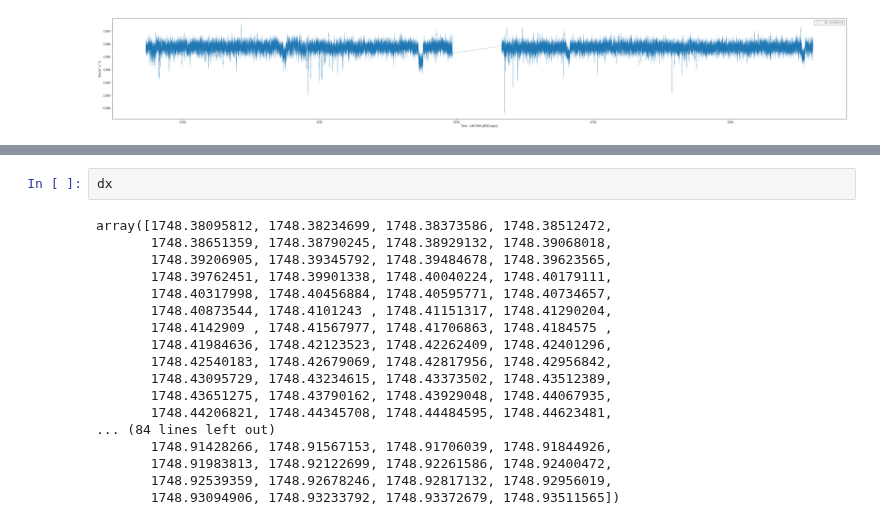
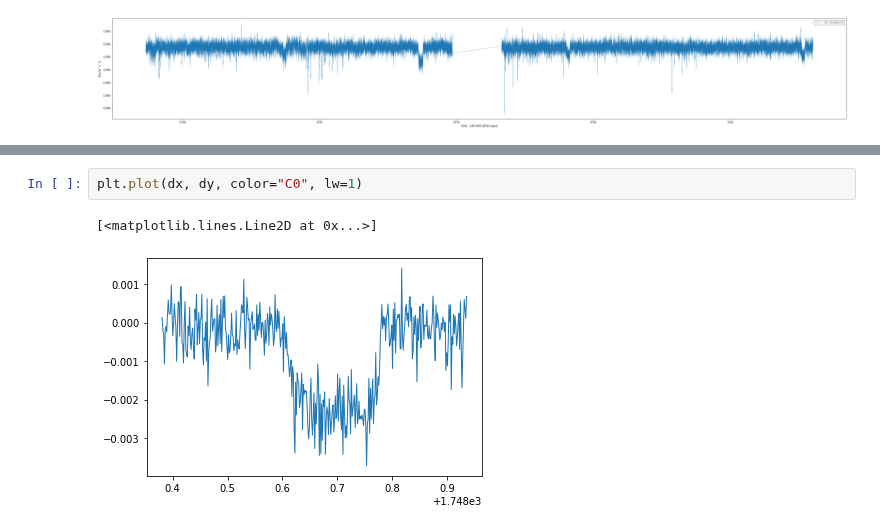
Before and after one commit to hughesymendes/TIC-27491137, a Jupyter notebook: dip2_sample.ipynb, the cells around one changed output, grey strips where cells are left out. Cells and saved outputs as stored; diff of their text form.

```diff
--- a/dip2_sample.ipynb
+++ b/dip2_sample.ipynb
@@ -121,23 +117,8 @@ dy_err = np.append( np.array( [], dtype="float64" ), dip.flux_err )
-# %%
-dx
-# %% [output]
-array([1748.38095812, 1748.38234699, 1748.38373586, 1748.38512472,
-       1748.38651359, 1748.38790245, 1748.38929132, 1748.39068018,
-       1748.39206905, 1748.39345792, 1748.39484678, 1748.39623565,
-       1748.39762451, 1748.39901338, 1748.40040224, 1748.40179111,
-       1748.40317998, 1748.40456884, 1748.40595771, 1748.40734657,
-       1748.40873544, 1748.4101243 , 1748.41151317, 1748.41290204,
-       1748.4142909 , 1748.41567977, 1748.41706863, 1748.4184575 ,
-       1748.41984636, 1748.42123523, 1748.42262409, 1748.42401296,
-       1748.42540183, 1748.42679069, 1748.42817956, 1748.42956842,
-       1748.43095729, 1748.43234615, 1748.43373502, 1748.43512389,
-       1748.43651275, 1748.43790162, 1748.43929048, 1748.44067935,
-       1748.44206821, 1748.44345708, 1748.44484595, 1748.44623481,
-... (84 lines left out)
-       1748.91428266, 1748.91567153, 1748.91706039, 1748.91844926,
-       1748.91983813, 1748.92122699, 1748.92261586, 1748.92400472,
-       1748.92539359, 1748.92678246, 1748.92817132, 1748.92956019,
-       1748.93094906, 1748.93233792, 1748.93372679, 1748.93511565])
+# %%
+plt.plot(dx, dy, color="C0", lw=1)
+# %% [output]
+[<matplotlib.lines.Line2D at 0x...>]
+[figure, added]
 # %%
 import numpy as np
 import exoplanet as xo
```
Also changed, not shown: parts of 10 cells of this notebook.
